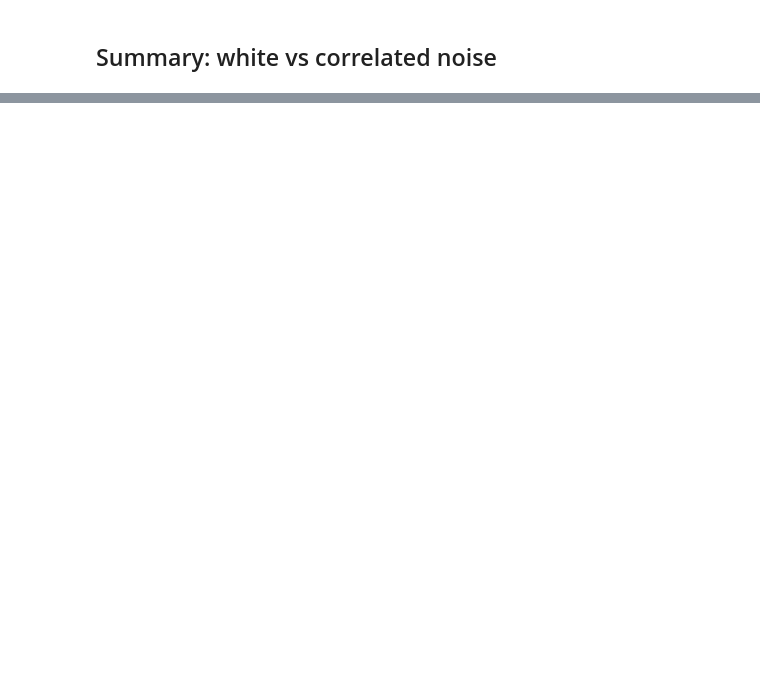
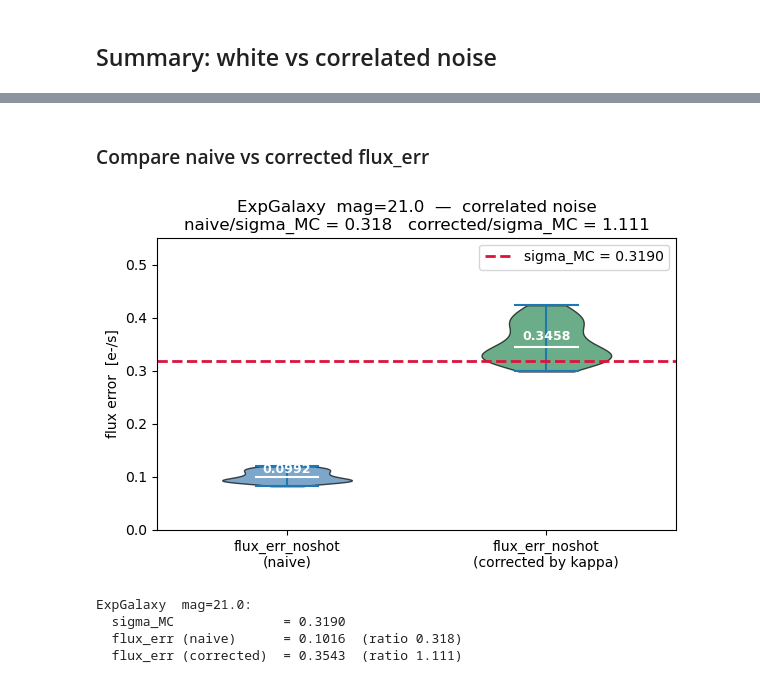
Before and after one commit to Roman-HLIS-Cosmology-PIT/slimfarmer, a Jupyter notebook: doc/Flux_error_validation_colab.ipynb, the cells around one changed output, grey strips where cells are left out. Saved outputs shown, nothing was run; the diff lists cells and outputs as text; code cells hidden in the pictures; blank space fills up the shorter version.

```diff
--- a/doc/Flux_error_validation_colab.ipynb
+++ b/doc/Flux_error_validation_colab.ipynb
@@ -564,7 +527,7 @@ plt.tight_layout(); plt.show()
 # %% [markdown]
 ### Single realisation: run slimfarmer
 # %%
-cat2 = slimfarmer.run_photometry(
+cat2, img2 = slimfarmer.run_photometry(
     science_path=SCI_PATH, weight_path=WHT_PATH, eff_gain_path=EFF_GAIN_PATH,
     psf_path=PSF_PATH, band=BAND, zeropoint=ZP_RATE, output_path=OUT_PATH,
     ncpus=0, thresh=10.0)
@@ -657,0 +735,18 @@ Together, these results demonstrate the importance of developing methods that co
+# %%
+cat3, img3 = slimfarmer.run_photometry(
+    science_path=SCI_PATH, weight_path=WHT_PATH, eff_gain_path=EFF_GAIN_PATH,
+    psf_path=PSF_PATH, band=BAND, zeropoint=ZP_RATE,
+    noise_reals_path=NR_PATH,
+    config=slimfarmer.Config(
+        thresh=10.0, noshot=True, fixed_reff=truth_sources[0][2],
+        model_priors={'pos': 0.1*u.arcsec, 'reff': 'freeze', 'shape': 'none', 'fracDev': 'none'}
+    ),
+    ncpus=0,
+)
+
+kappa = cat3[f'{BAND}_flux_err_kappa'][0]
+flux_err_corrected = cat3[f'{BAND}_flux_err_noshot'][0]
+flux_err_naive = flux_err_corrected / kappa
+print(f"flux_err_noshot (naive):     {flux_err_naive:.4f}")
+print(f"flux_err_noshot (corrected): {flux_err_corrected:.4f}")
+print(f"kappa:                       {kappa:.3f}")
@@ -657,0 +861,60 @@ Together, these results demonstrate the importance of developing methods that co
+# %% [markdown]
+### Compare naive vs corrected flux_err
+# %%
+for ti, (dx, dy, hlr, n, mag, lbl) in enumerate(truth_sources):
+    f = np.array(mc3_flux[ti])
+    e_naive = np.array(mc3_flux_err[ti])
+    e_corr  = np.array(mc3_flux_err_corr[ti])
+    if len(f) < 3:
+        continue
+
+    sigma_mc = stats.median_abs_deviation(f, scale='normal')
+    mean_naive = np.mean(e_naive)
+    mean_corr  = np.mean(e_corr)
+
+    fig, ax = plt.subplots(1, 1, figsize=(6, 4))
+
+    violin_data = [e_naive, e_corr]
+    labels = ['flux_err_noshot\n(naive)', 'flux_err_noshot\n(corrected by kappa)']
+    vp = ax.violinplot(violin_data, positions=[1, 2], showmedians=True, showextrema=True)
+
+    colors = ['steelblue', 'seagreen']
+    for body, c in zip(vp['bodies'], colors):
+        body.set_facecolor(c)
+        body.set_alpha(0.7)
+        body.set_edgecolor('k')
+    vp['cmedians'].set_color('white')
+    vp['cmedians'].set_linewidth(1.5)
+
+    ax.axhline(sigma_mc, color='crimson', lw=2, ls='--',
+               label=f'sigma_MC = {sigma_mc:.4f}')
+    ax.legend(fontsize=10)
+
+    for pos, arr in zip([1, 2], violin_data):
+        med = np.median(arr)
+        ax.text(pos, med * 1.02, f'{med:.4f}', ha='center', va='bottom',
+                fontsize=9, color='white', fontweight='bold')
+
+    ax.set_xticks([1, 2])
+    ax.set_xticklabels(labels)
+    ax.set_ylabel('flux error  [e-/s]')
+    ax.set_title(
+        f'{lbl}  mag={mag:.1f}  \u2014  correlated noise\n'
+        f'naive/sigma_MC = {mean_naive/sigma_mc:.3f}   '
+        f'corrected/sigma_MC = {mean_corr/sigma_mc:.3f}'
+    )
+    ax.set_xlim(0.5, 2.5)
+    ax.set_ylim(0, max(np.max(e_corr), sigma_mc) * 1.3)
+    plt.tight_layout()
+    plt.show()
+
+    print(f'{lbl}  mag={mag:.1f}:')
+    print(f'  sigma_MC              = {sigma_mc:.4f}')
+    print(f'  flux_err (naive)      = {mean_naive:.4f}  (ratio {mean_naive/sigma_mc:.3f})')
+    print(f'  flux_err (corrected)  = {mean_corr:.4f}  (ratio {mean_corr/sigma_mc:.3f})')
+# %% [output]
+[figure, added]
+ExpGalaxy  mag=21.0:
+  sigma_MC              = 0.3190
+  flux_err (naive)      = 0.1016  (ratio 0.318)
+  flux_err (corrected)  = 0.3543  (ratio 1.111)
```
Also changed, not shown: parts of 42 cells of this notebook.
